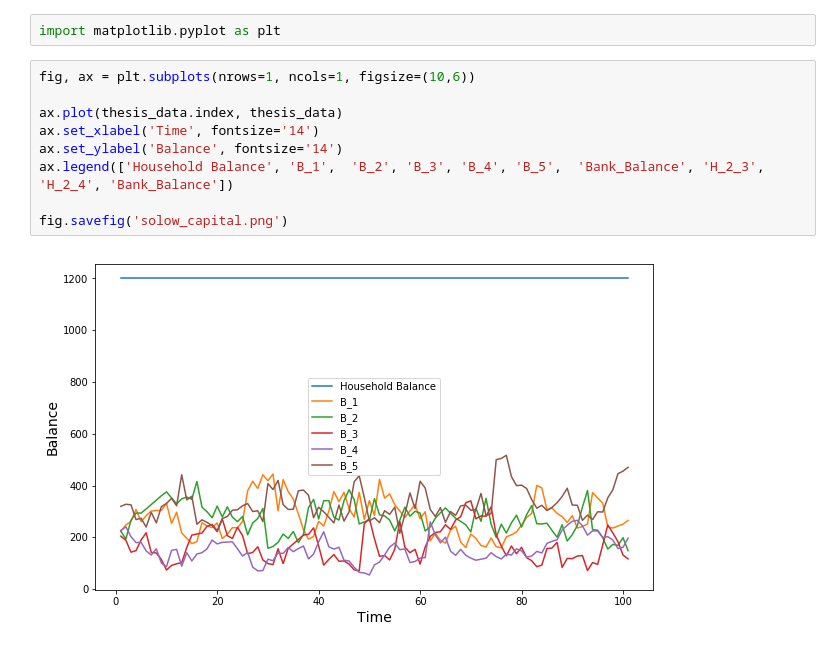
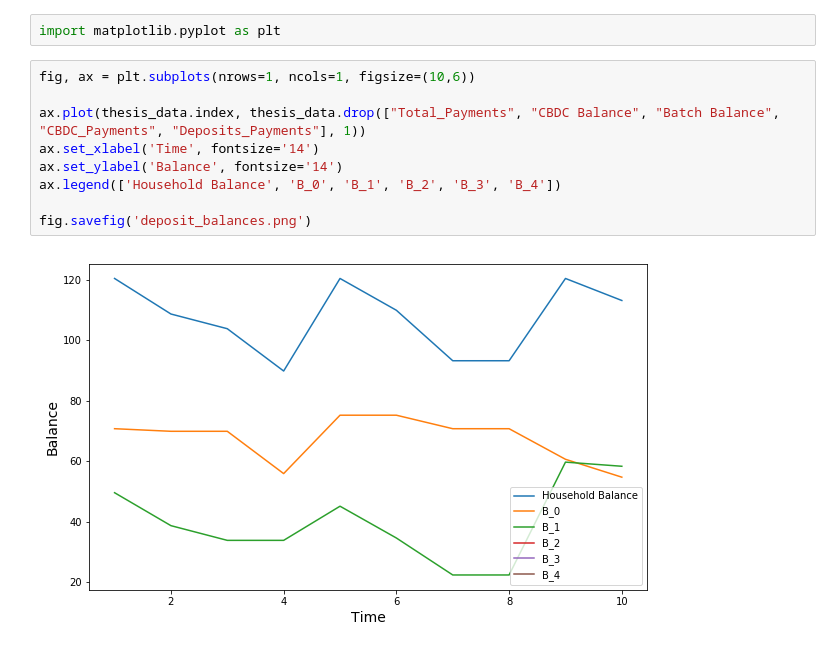
Before and after one commit to JonathanRossouw/Thesis, a Jupyter notebook: thesis/thesis_example.ipynb, the cells around one changed output. Saved outputs shown, nothing was run; the diff lists cells and outputs as text.

Commit message:
14 October Changes
Introduced central bank. Asset allocation for banks and households. Introduced bank notes.

```diff
--- a/thesis/thesis_example.ipynb
+++ b/thesis/thesis_example.ipynb
@@ -146,14 +172,14 @@ import matplotlib.pyplot as plt
 # %%
 fig, ax = plt.subplots(nrows=1, ncols=1, figsize=(10,6))
 
-ax.plot(thesis_data.index, thesis_data)
+ax.plot(thesis_data.index, thesis_data.drop(["Total_Payments", "CBDC Balance", "Batch Balance", "CBDC_Payments", "Deposits_Payments"], 1))
 ax.set_xlabel('Time', fontsize='14')
 ax.set_ylabel('Balance', fontsize='14')
-ax.legend(['Household Balance', 'B_1',  'B_2', 'B_3', 'B_4', 'B_5',  'Bank_Balance', 'H_2_3', 'H_2_4', 'Bank_Balance'])
+ax.legend(['Household Balance', 'B_0', 'B_1', 'B_2', 'B_3', 'B_4'])
 
-fig.savefig('solow_capital.png')
+fig.savefig('deposit_balances.png')
 # %% [output]
-[figure, old version]
+[figure, new version]
 # %%
 import networkx as nx
 nx.draw_shell(environment.network)
```
Also changed, not shown: parts of 11 cells of this notebook, 24 other files.
